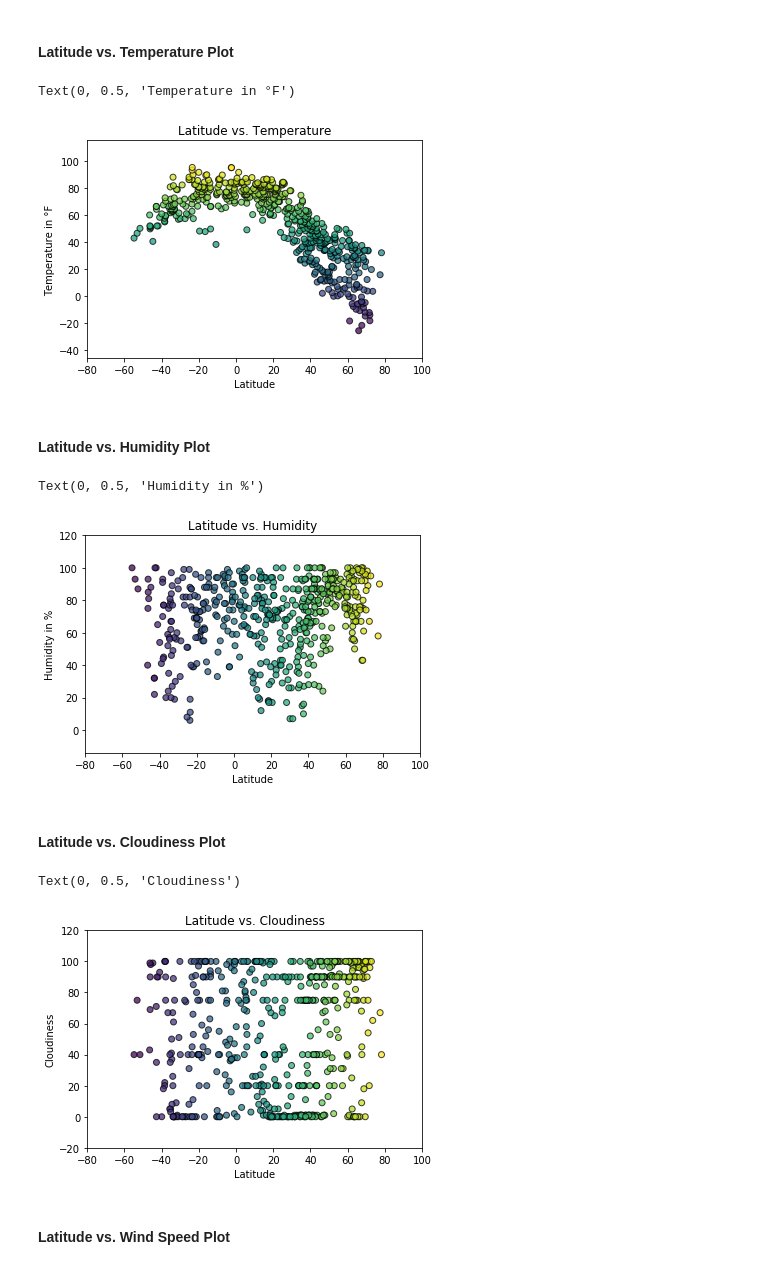
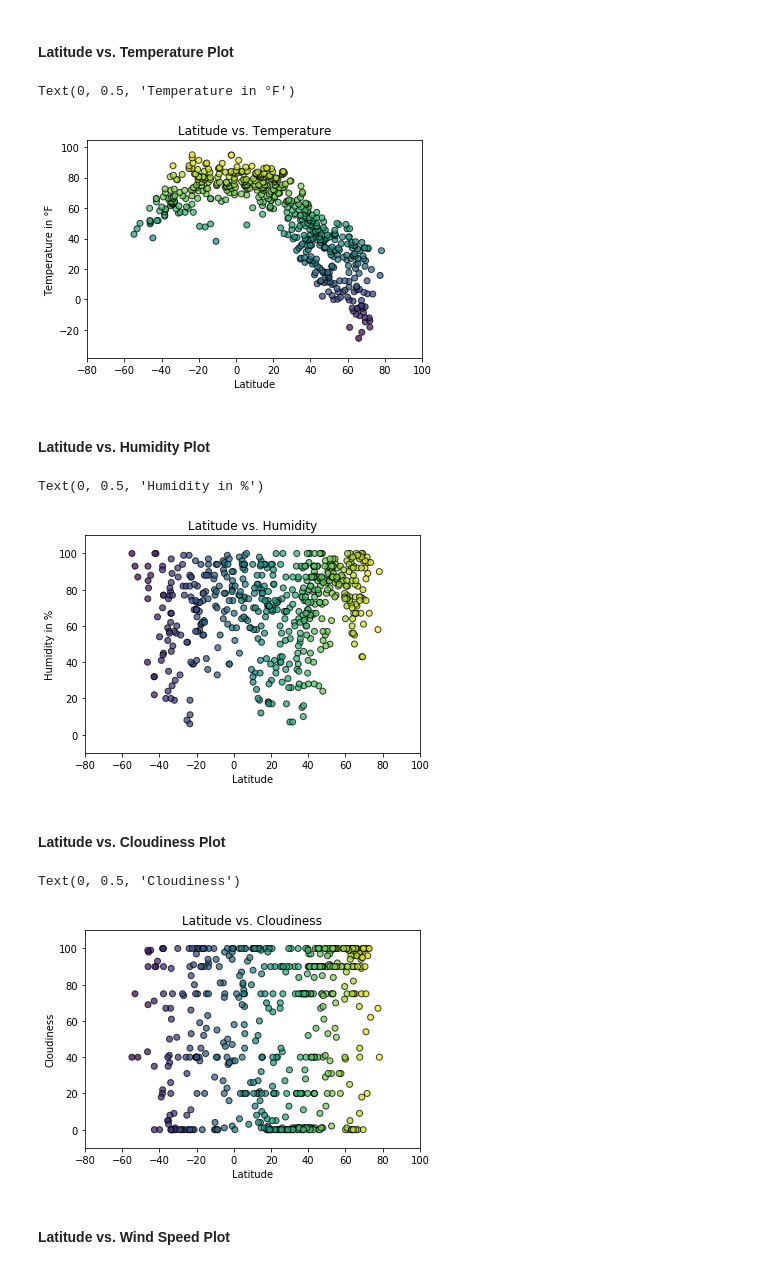
Before and after one commit to DutchDS/Python_API_Challenge, a Jupyter notebook: WeatherPy/WeatherPy.ipynb, the cells around one changed output. Drawn from its saved outputs; the diff is of its cells as text; code cells hidden in the pictures.

Commit message:
Graph adjustments for xlim and ylim

```diff
--- a/WeatherPy/WeatherPy.ipynb
+++ b/WeatherPy/WeatherPy.ipynb
@@ -141,14 +141,14 @@ y_values = my_df['Temperature']
 plt.scatter(x_values, y_values, marker="o", c=y_values, edgecolors="black", alpha=0.75)
 
 plt.xlim(-80,100)
-plt.ylim(min(my_df['Temperature'])-20, max(my_df['Temperature'])+20)
+plt.ylim(min(my_df['Temperature'])*1.5, max(my_df['Temperature'])*1.1)
 
 plt.title("Latitude vs. Temperature")
 plt.xlabel("Latitude")
 plt.ylabel("Temperature in °F")
 # %% [output]
 Text(0, 0.5, 'Temperature in °F')
-[figure, old version]
+[figure, new version]
 # %% [markdown]
 #### Latitude vs. Humidity Plot
 # %%
@@ -158,31 +158,31 @@ y_values = my_df['Humidity']
 plt.scatter(x_values, y_values, marker="o", c=x_values, edgecolors="black", alpha=0.75)
 
 plt.xlim(-80,100)
-plt.ylim(min(my_df['Humidity'])-20, max(my_df['Humidity'])+20)
+plt.ylim(-10, max(my_df['Humidity'])*1.1)
 
 plt.title("Latitude vs. Humidity")
 plt.xlabel("Latitude")
 plt.ylabel("Humidity in %")
 # %% [output]
 Text(0, 0.5, 'Humidity in %')
-[figure, old version]
+[figure, new version]
 # %% [markdown]
 #### Latitude vs. Cloudiness Plot
 # %%
 x_values = my_df['Latitude']
 y_values = my_df['Cloudiness']
 
 plt.scatter(x_values, y_values, marker="o", c=x_values, edgecolors="black", alpha=0.75)
 
 plt.xlim(-80,100)
-plt.ylim(min(my_df['Cloudiness'])-20, max(my_df['Cloudiness'])+20)
+plt.ylim(-10, max(my_df['Cloudiness'])*1.1)
 
 plt.title("Latitude vs. Cloudiness")
 plt.xlabel("Latitude")
 plt.ylabel("Cloudiness")
 # %% [output]
 Text(0, 0.5, 'Cloudiness')
-[figure, old version]
+[figure, new version]
 # %% [markdown]
 #### Latitude vs. Wind Speed Plot
 # %%
```
Also changed, not shown: parts of 1 cell of this notebook.
